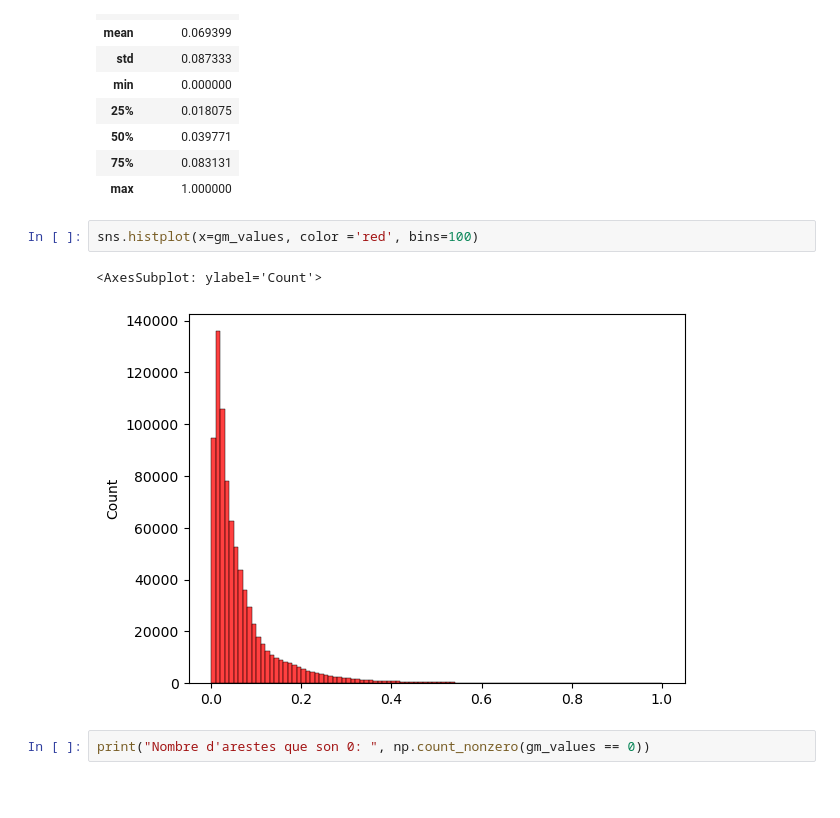
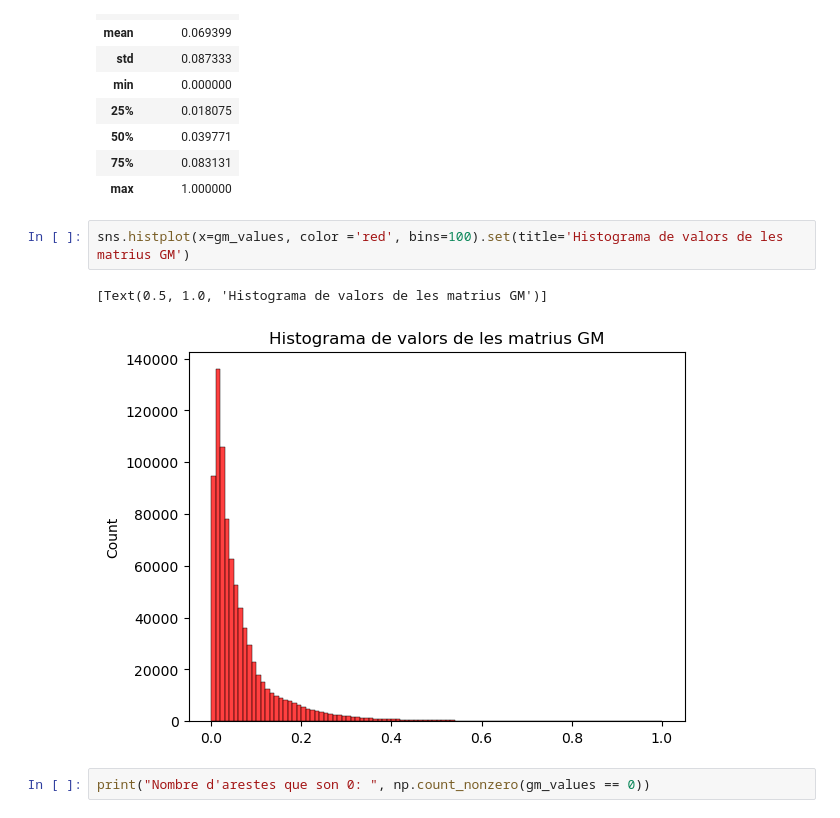
Before and after one commit to martibruix/Codi_TFG, a Jupyter notebook: analisi.ipynb, the cells around one changed output. Cells and saved outputs as stored; diff of their text form; blank space fills up the shorter version.

```diff
--- a/analisi.ipynb
+++ b/analisi.ipynb
@@ -170,10 +167,10 @@ pd.DataFrame(gm_values).describe()
 | 75% | 0.083131 |
 | max | 1.000000 |
 # %%
-sns.histplot(x=gm_values, color ='red', bins=100)
+sns.histplot(x=gm_values, color ='red', bins=100).set(title='Histograma de valors de les matrius GM')
 # %% [output]
-<AxesSubplot: ylabel='Count'>
+[Text(0.5, 1.0, 'Histograma de valors de les matrius GM')]
-[figure, old version]
+[figure, new version]
 # %%
 print("Nombre d'arestes que son 0: ", np.count_nonzero(gm_values == 0))
 # %% [output]
```
Also changed, not shown: parts of 73 cells of this notebook.
